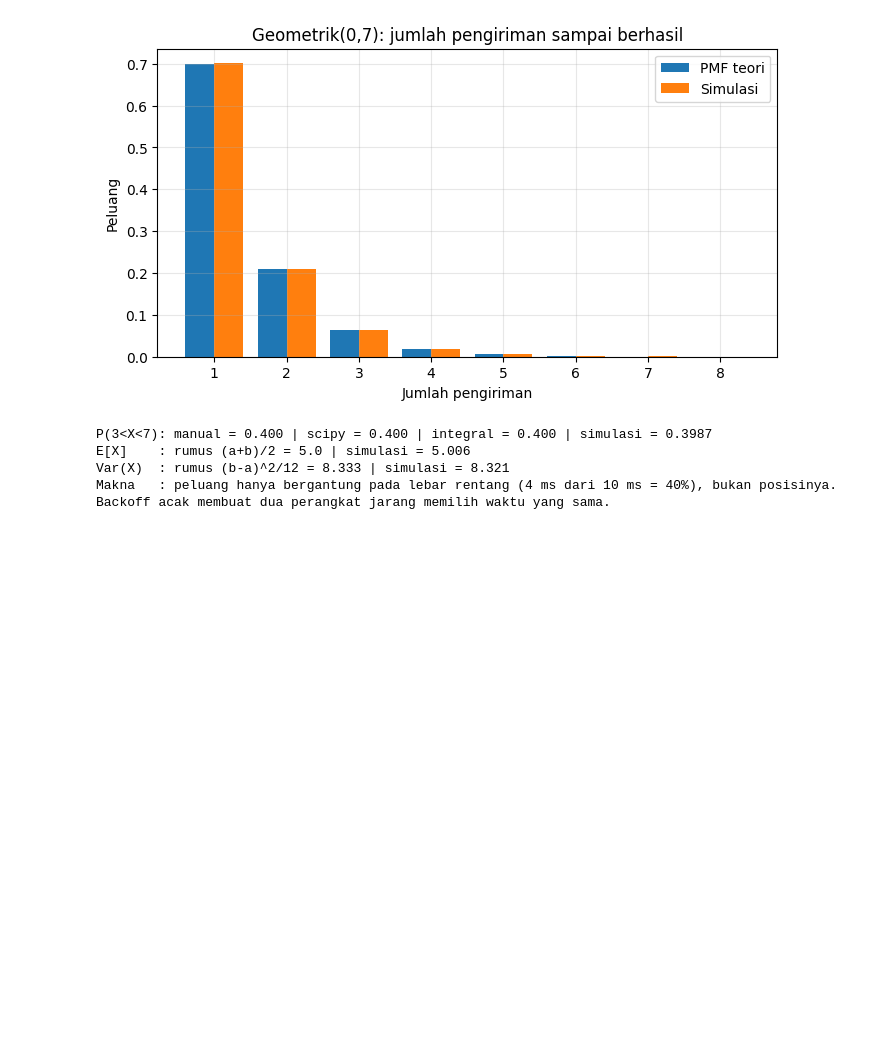
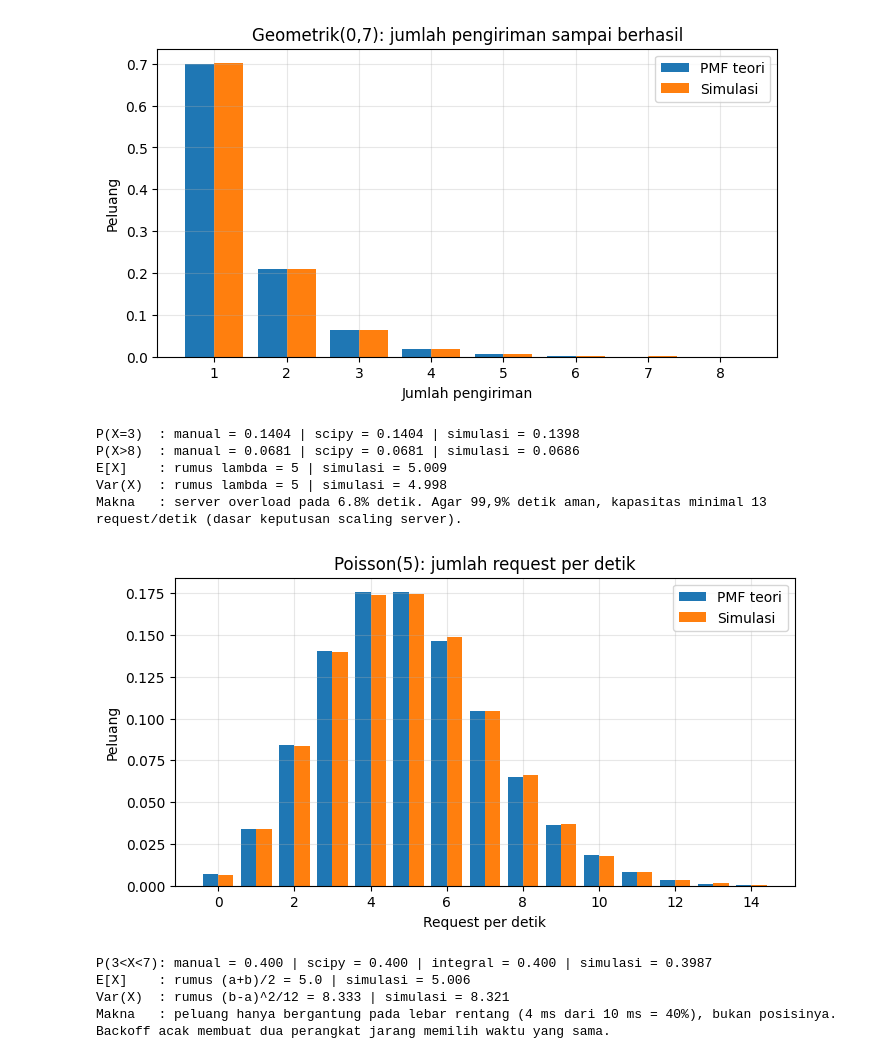
Before and after one commit to adilah-annisa/probabilitas-distribusi-python, a Jupyter notebook: Probabilitas_Distribusi_Python_2455301005.ipynb, the cells around one changed output. Cells and saved outputs as stored; diff of their text form; code cells hidden in the pictures; blank space fills up the shorter version.

Commit message:
Penambahan Codingan Distribusi Poisson serta implementasi codingan pada Permasalahan Probabilitas dalam Bidang Teknik Informatika

```diff
--- a/Probabilitas_Distribusi_Python_2455301005.ipynb
+++ b/Probabilitas_Distribusi_Python_2455301005.ipynb
@@ -152,2 +257,26 @@ Makna   : rata-rata paket dikirim 1.43 kali. Sebanyak 97.3% paket berhasil dalam
+# %%
+# 4c. Distribusi Poisson
+lam = 5
+X = stats.poisson(lam)                         # distribusi Poisson
+sam = X.rvs(size=N, random_state=rng)          # simulasi N detik
+
+manual_3 = math.exp(-lam) * lam**3 / math.factorial(3)
+manual_cdf8 = sum(math.exp(-lam) * lam**k / math.factorial(k) for k in range(9))
+print(f"P(X=3)  : manual = {manual_3:.4f} | scipy = {X.pmf(3):.4f} | simulasi = {np.mean(sam == 3):.4f}")
+print(f"P(X>8)  : manual = {1 - manual_cdf8:.4f} | scipy = {X.sf(8):.4f} | simulasi = {np.mean(sam > 8):.4f}")
+print(f"E[X]    : rumus lambda = {lam} | simulasi = {sam.mean():.3f}")
+print(f"Var(X)  : rumus lambda = {lam} | simulasi = {sam.var(ddof=1):.3f}")
+print(f"Makna   : server overload pada {X.sf(8):.1%} detik. Agar 99,9% detik aman, kapasitas minimal "
+      f"{int(X.ppf(0.999))} request/detik (dasar keputusan scaling server).")
+
+hasil.append(("Poisson", X.mean(), sam.mean(), X.var(), sam.var(ddof=1)))
+plot_diskrit(X, sam, range(0, 15), "Poisson(5): jumlah request per detik", "Request per detik")
+# %% [output]
+P(X=3)  : manual = 0.1404 | scipy = 0.1404 | simulasi = 0.1398
+P(X>8)  : manual = 0.0681 | scipy = 0.0681 | simulasi = 0.0686
+E[X]    : rumus lambda = 5 | simulasi = 5.009
+Var(X)  : rumus lambda = 5 | simulasi = 4.998
+Makna   : server overload pada 6.8% detik. Agar 99,9% detik aman, kapasitas minimal 13 request/detik (dasar keputusan scaling server).
+[figure, added]
 # %%
 # B. Distribusi Kontinu
```
Also changed, not shown: parts of 13 cells of this notebook.
